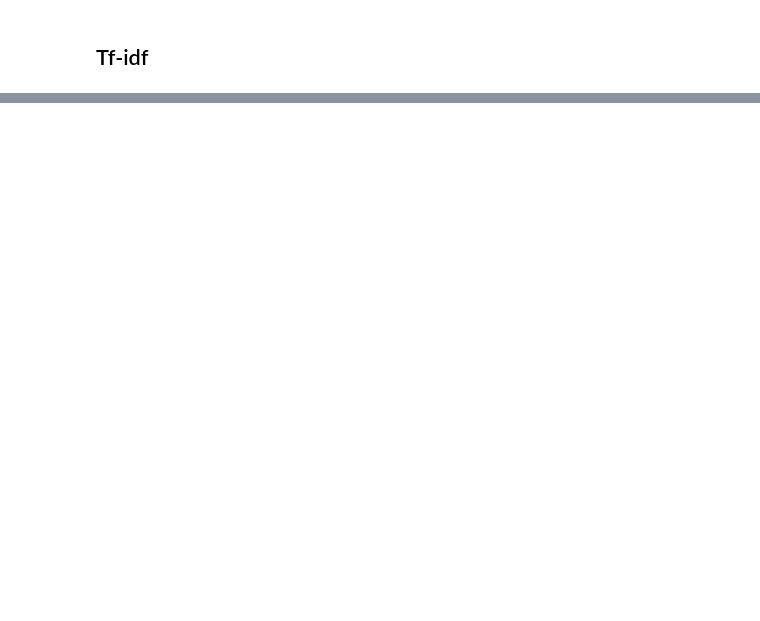
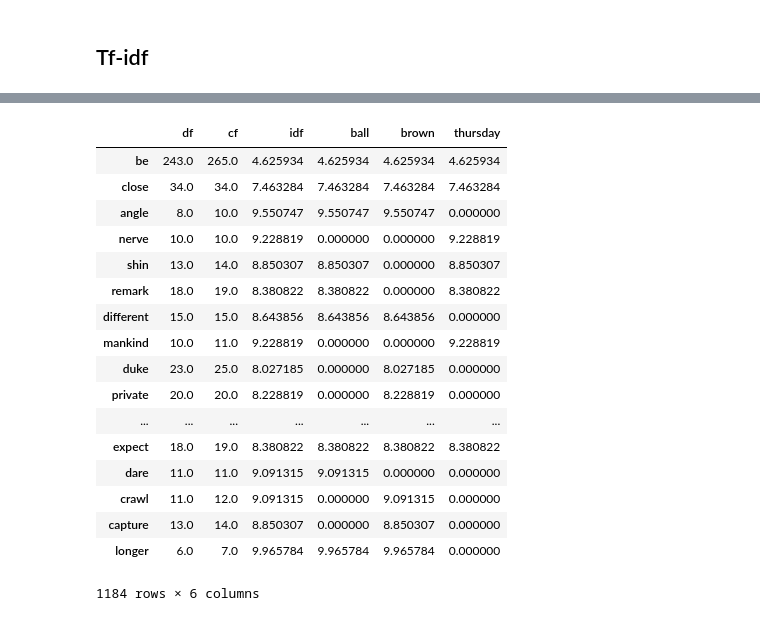
Before and after one commit to brianjinkim/thinkful_datascience, a Jupyter notebook: Unit 4/4.4.5 Build NLP.ipynb, the cells around one changed output, grey strips where cells are left out. Cells and saved outputs as stored; diff of their text form; code cells hidden in the pictures; blank space fills up the shorter version.

```diff
--- a/Unit 4/4.4.5 Build NLP.ipynb
+++ b/Unit 4/4.4.5 Build NLP.ipynb
@@ -156,0 +256,5 @@ done!
+# %%
+for word in common_words:
+    if word_counts.loc[:, word].sum() == 0:
+        print(word)
+        continue
@@ -157,2 +279,30 @@ done!
 # %% [markdown]
 ## Tf-idf
+# %%
+# tf-idf function
+def document_freq(data, sentences, common_words):
+
+    # initialize df
+    df = pd.DataFrame(columns = common_words)
+    df.iloc[:, 0] = [0, 0, 0, 0, 0, 0]
+    df.loc[:, common_words] = 0
+    df.rename(index={0:'df', 1:'cf', 2:'idf', 3:'ball', 4:'brown', 5:'thursday'}, inplace=True)
+
+    for word in common_words:
+        # drop words that aren't existing; problem due to the way common words are set up
+        if data.loc[:, word].sum() == 0:
+            df.drop([word], axis=1, inplace=True)
+            continue
+
+        # find document frequency & collection frequency
+        df.loc['df', word] = data[data[word] > 0][word].count()
+        df.loc['cf', word] = data.loc[:, word].sum()
+
+        # find idf
+        df.loc['idf', word] = np.log2(len(sentences)/df.loc['df', word])
+
+
+    return df
+# %%
+tf_idf = document_freq(word_counts, sentences, common_words)
+tf_idf
@@ -158,0 +322,10 @@ done!
+# %%
+# assign the idf value to the documents
+for word in tf_idf.columns:
+    if word in ball_words:
+        tf_idf.loc['ball', word] = tf_idf.loc['idf', word]
+    if word in brown_words:
+        tf_idf.loc['brown', word] = tf_idf.loc['idf', word]
+    if word in thursday_words:
+        tf_idf.loc['thursday', word] = tf_idf.loc['idf', word]
+tf_idf
@@ -158,0 +341,21 @@ done!
+# %%
+tf_idf.T
+# %% [output]
+|  | df | cf | idf | ball | brown | thursday |
+| be | 243.0 | 265.0 | 4.625934 | 4.625934 | 4.625934 | 4.625934 |
+| close | 34.0 | 34.0 | 7.463284 | 7.463284 | 7.463284 | 7.463284 |
+| angle | 8.0 | 10.0 | 9.550747 | 9.550747 | 9.550747 | 0.000000 |
+| nerve | 10.0 | 10.0 | 9.228819 | 0.000000 | 0.000000 | 9.228819 |
+| shin | 13.0 | 14.0 | 8.850307 | 8.850307 | 0.000000 | 8.850307 |
+| remark | 18.0 | 19.0 | 8.380822 | 8.380822 | 0.000000 | 8.380822 |
+| different | 15.0 | 15.0 | 8.643856 | 8.643856 | 8.643856 | 0.000000 |
+| mankind | 10.0 | 11.0 | 9.228819 | 0.000000 | 0.000000 | 9.228819 |
+| duke | 23.0 | 25.0 | 8.027185 | 0.000000 | 8.027185 | 0.000000 |
+| private | 20.0 | 20.0 | 8.228819 | 0.000000 | 8.228819 | 0.000000 |
+| ... | ... | ... | ... | ... | ... | ... |
+| expect | 18.0 | 19.0 | 8.380822 | 8.380822 | 8.380822 | 8.380822 |
+| dare | 11.0 | 11.0 | 9.091315 | 9.091315 | 0.000000 | 0.000000 |
+| crawl | 11.0 | 12.0 | 9.091315 | 0.000000 | 9.091315 | 0.000000 |
+| capture | 13.0 | 14.0 | 8.850307 | 0.000000 | 8.850307 | 0.000000 |
+| longer | 6.0 | 7.0 | 9.965784 | 9.965784 | 9.965784 | 0.000000 |
+1184 rows × 6 columns
```
Also changed, not shown: parts of 30 cells of this notebook.
